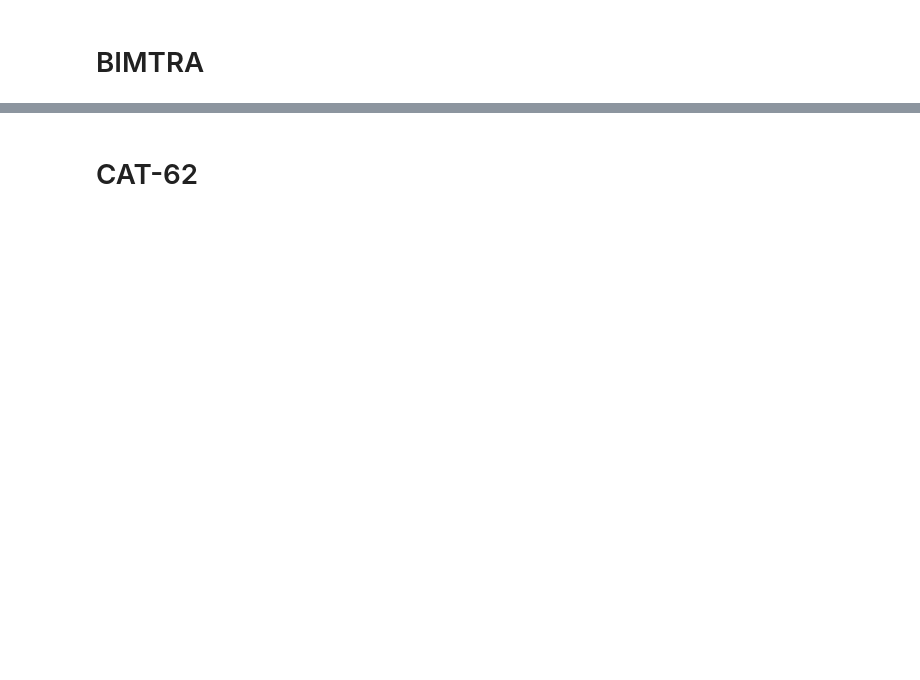
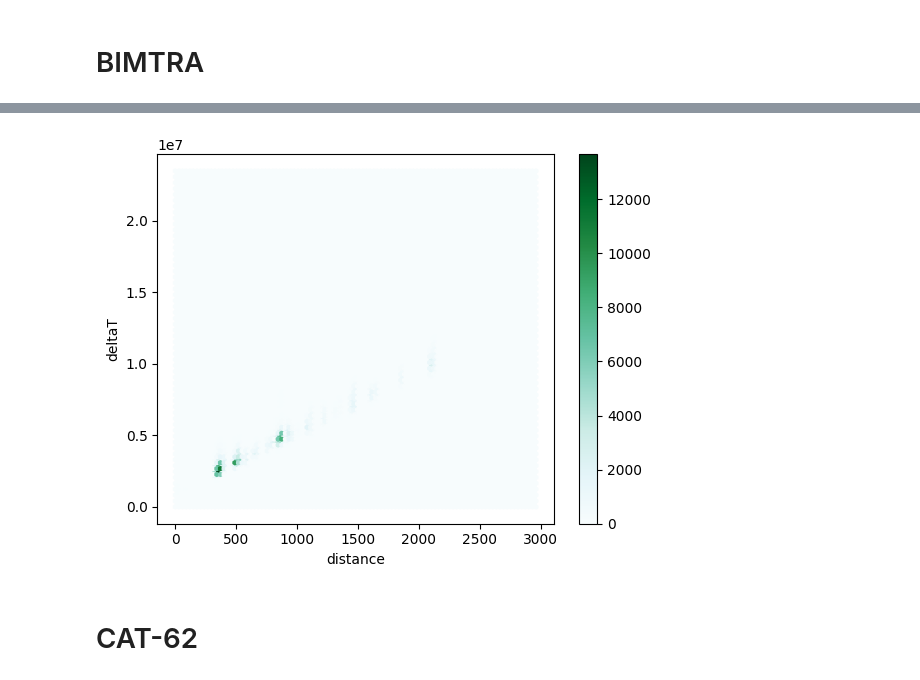
Before and after one commit to LucasRamosP/ITA_LATAM_Challenge, a Jupyter notebook: notebook.ipynb, the cells around one changed output, grey strips where cells are left out. Cells and saved outputs as stored; diff of their text form; code cells hidden in the pictures; blank space fills up the shorter version.

```diff
--- a/notebook.ipynb
+++ b/notebook.ipynb
@@ -32,3 +72,8 @@ df_bimtra
+# %%
+df_bimtra.plot.hexbin(x='distance', y='deltaT')
+plt.show()
+# %% [output]
+[figure, added]
 # %% [markdown]
 # CAT-62
 # %%
```
Also changed, not shown: parts of 10 cells of this notebook, 1 other file.
